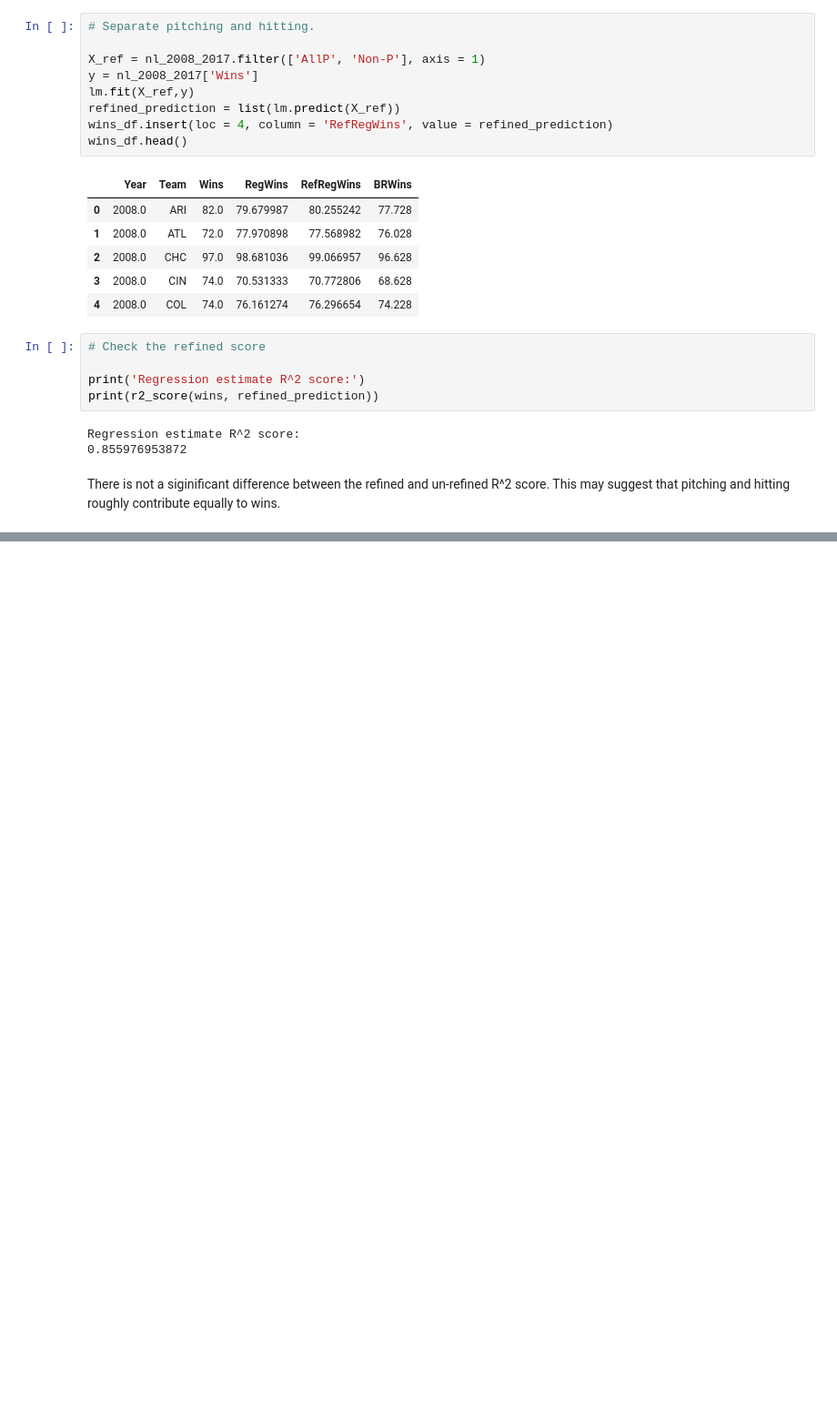
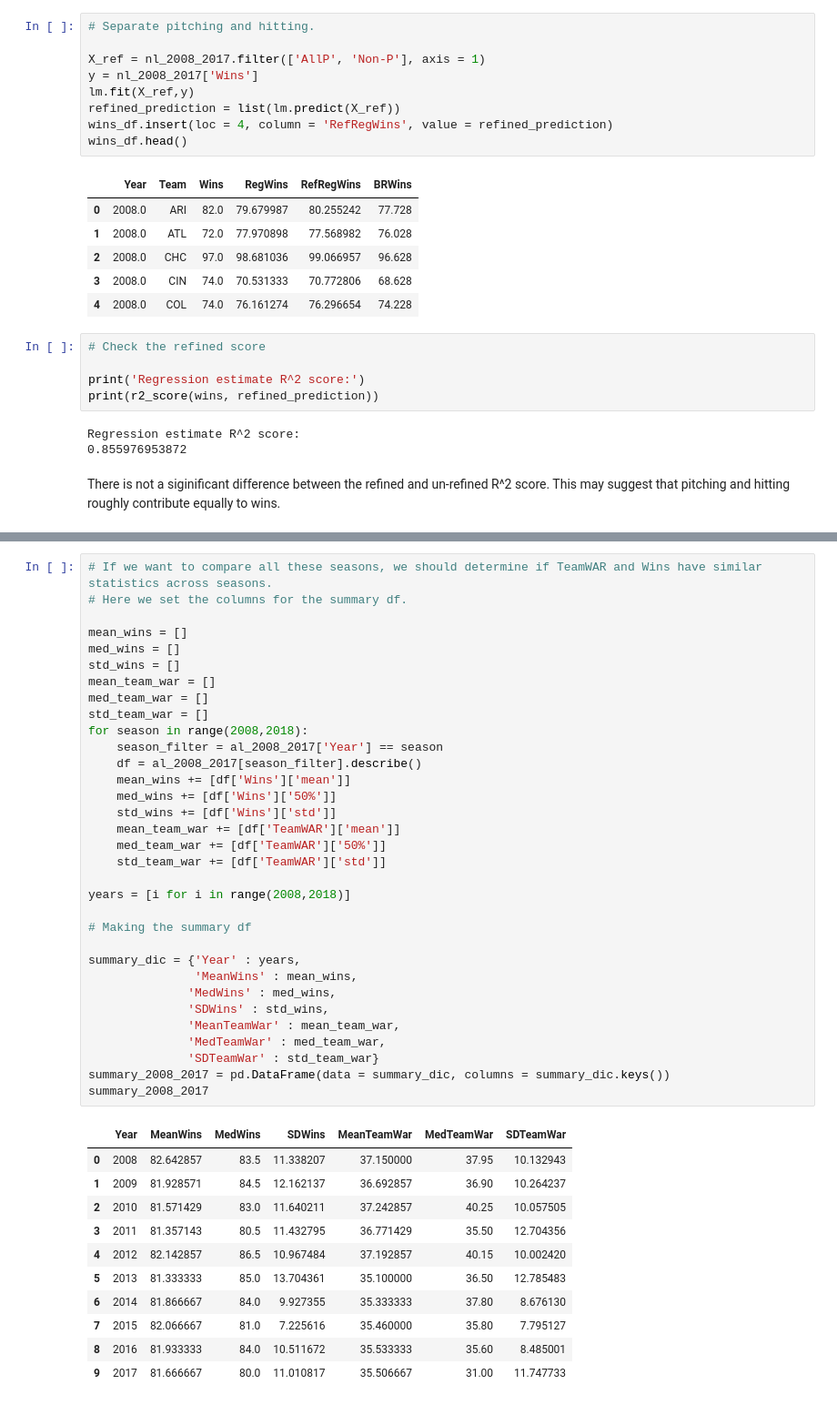
Before and after one commit to michaelbelfanti/team_war_analysis, a Jupyter notebook: exploring_2008_2017.ipynb, the cells around one changed output, grey strips where cells are left out. Shown at 91% size. Cells and saved outputs as stored; diff of their text form; blank space fills up the shorter version.

```diff
--- a/exploring_2008_2017.ipynb
+++ b/exploring_2008_2017.ipynb
@@ -168,0 +178,45 @@ There is not a siginificant difference between the refined and un-refined R^2 sc
+# %%
+# If we want to compare all these seasons, we should determine if TeamWAR and Wins have similar statistics across seasons.
+# Here we set the columns for the summary df.
+
+mean_wins = []
+med_wins = []
+std_wins = []
+mean_team_war = []
+med_team_war = []
+std_team_war = []
+for season in range(2008,2018):
+    season_filter = al_2008_2017['Year'] == season
+    df = al_2008_2017[season_filter].describe()
+    mean_wins += [df['Wins']['mean']]
+    med_wins += [df['Wins']['50%']]
+    std_wins += [df['Wins']['std']]
+    mean_team_war += [df['TeamWAR']['mean']]
+    med_team_war += [df['TeamWAR']['50%']]
+    std_team_war += [df['TeamWAR']['std']]
+
+years = [i for i in range(2008,2018)]
+
+# Making the summary df
+
+summary_dic = {'Year' : years,
+               'MeanWins' : mean_wins,
+              'MedWins' : med_wins,
+              'SDWins' : std_wins,
+              'MeanTeamWar' : mean_team_war,
+              'MedTeamWar' : med_team_war,
+              'SDTeamWar' : std_team_war}
+summary_2008_2017 = pd.DataFrame(data = summary_dic, columns = summary_dic.keys())
+summary_2008_2017
+# %% [output]
+|  | Year | MeanWins | MedWins | SDWins | MeanTeamWar | MedTeamWar | SDTeamWar |
+| 0 | 2008 | 82.642857 | 83.5 | 11.338207 | 37.150000 | 37.95 | 10.132943 |
+| 1 | 2009 | 81.928571 | 84.5 | 12.162137 | 36.692857 | 36.90 | 10.264237 |
+| 2 | 2010 | 81.571429 | 83.0 | 11.640211 | 37.242857 | 40.25 | 10.057505 |
+| 3 | 2011 | 81.357143 | 80.5 | 11.432795 | 36.771429 | 35.50 | 12.704356 |
+| 4 | 2012 | 82.142857 | 86.5 | 10.967484 | 37.192857 | 40.15 | 10.002420 |
+| 5 | 2013 | 81.333333 | 85.0 | 13.704361 | 35.100000 | 36.50 | 12.785483 |
+| 6 | 2014 | 81.866667 | 84.0 | 9.927355 | 35.333333 | 37.80 | 8.676130 |
+| 7 | 2015 | 82.066667 | 81.0 | 7.225616 | 35.460000 | 35.80 | 7.795127 |
+| 8 | 2016 | 81.933333 | 84.0 | 10.511672 | 35.533333 | 35.60 | 8.485001 |
+| 9 | 2017 | 81.666667 | 80.0 | 11.010817 | 35.506667 | 31.00 | 11.747733 |
```
Also changed, not shown: parts of 8 cells of this notebook, 3 other files.
